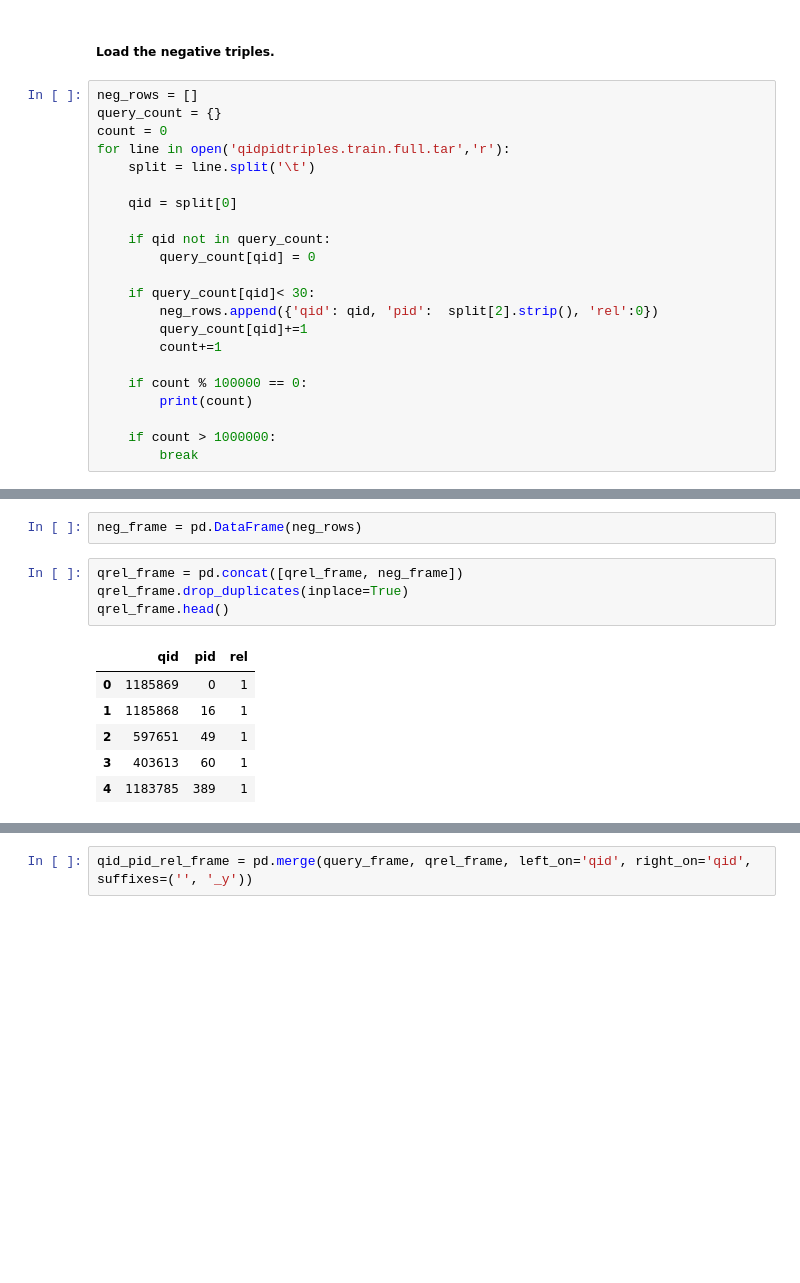
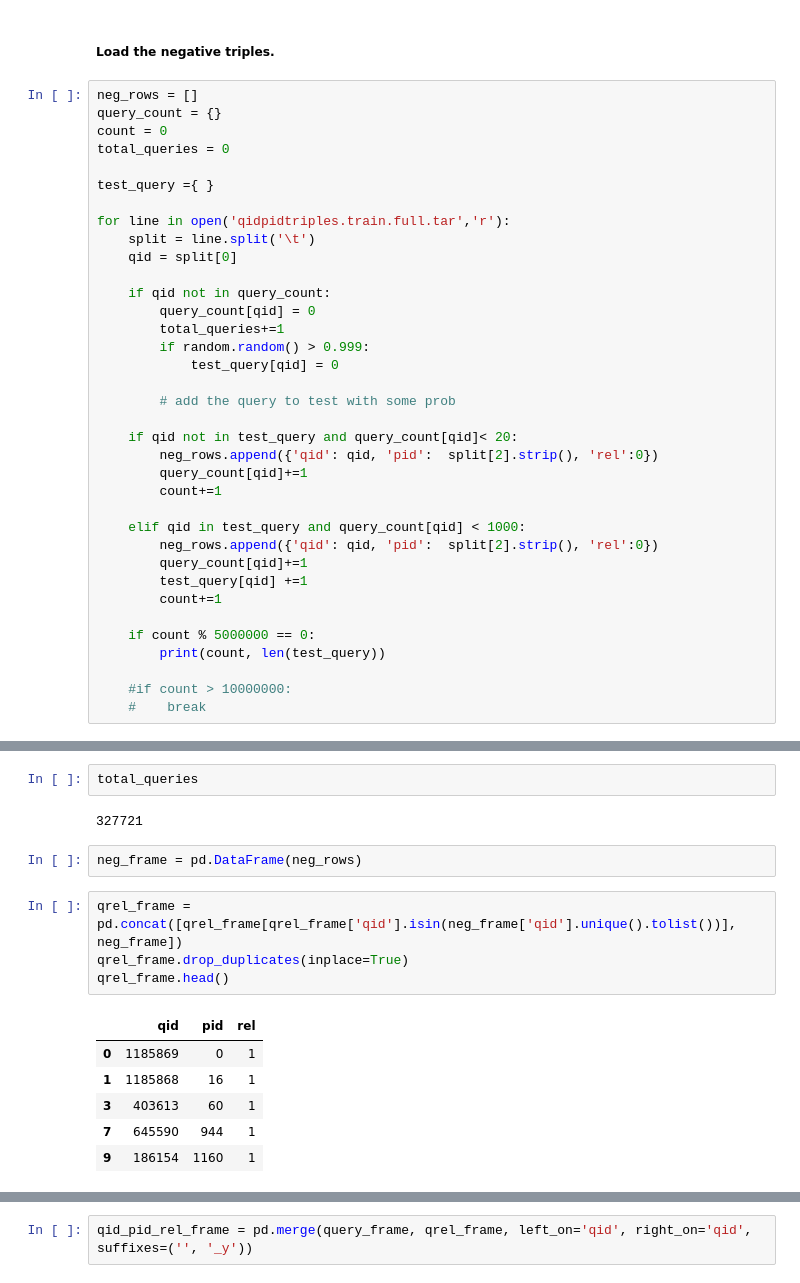
Before and after one commit to gdebasis/irexplain, a Jupyter notebook: src/main/python/deep_explain/train_drmm.ipynb, the cells around one changed output, grey strips where cells are left out. Saved outputs shown, nothing was run; the diff lists cells and outputs as text; blank space fills up the shorter version.

```diff
--- a/src/main/python/deep_explain/train_drmm.ipynb
+++ b/src/main/python/deep_explain/train_drmm.ipynb
@@ -359,22 +370,36 @@ qrel_frame.head()
 neg_rows = []
 query_count = {}
 count = 0
+total_queries = 0
+
+test_query ={ }
+
 for line in open('qidpidtriples.train.full.tar','r'):
     split = line.split('\t')
-
     qid = split[0]
 
     if qid not in query_count:
         query_count[qid] = 0
+        total_queries+=1
+        if random.random() > 0.999:
+            test_query[qid] = 0
 
-    if query_count[qid]< 30:
+        # add the query to test with some prob
+
+    if qid not in test_query and query_count[qid]< 20:
         neg_rows.append({'qid': qid, 'pid':  split[2].strip(), 'rel':0})
         query_count[qid]+=1
         count+=1
 
-    if count % 100000 == 0:
-        print(count)
+    elif qid in test_query and query_count[qid] < 1000:
+        neg_rows.append({'qid': qid, 'pid':  split[2].strip(), 'rel':0})
+        query_count[qid]+=1
+        test_query[qid] +=1
+        count+=1
 
-    if count > 1000000:
-        break
+    if count % 5000000 == 0:
+        print(count, len(test_query))
+
+    #if count > 10000000:
+    #    break
 # %% [output]
@@ -391,16 +416,20 @@ for line in open('qidpidtriples.train.full.tar','r'):
+# %%
+total_queries
+# %% [output]
+327721
 # %%
 neg_frame = pd.DataFrame(neg_rows)
 # %%
-qrel_frame = pd.concat([qrel_frame, neg_frame])
+qrel_frame = pd.concat([qrel_frame[qrel_frame['qid'].isin(neg_frame['qid'].unique().tolist())], neg_frame])
 qrel_frame.drop_duplicates(inplace=True)
 qrel_frame.head()
 # %% [output]
 |  | qid | pid | rel |
 | 0 | 1185869 | 0 | 1 |
 | 1 | 1185868 | 16 | 1 |
-| 2 | 597651 | 49 | 1 |
 | 3 | 403613 | 60 | 1 |
-| 4 | 1183785 | 389 | 1 |
+| 7 | 645590 | 944 | 1 |
+| 9 | 186154 | 1160 | 1 |
 # %%
 qrel_frame.tail()
 # %% [output]
```
Also changed, not shown: parts of 34 cells of this notebook.
